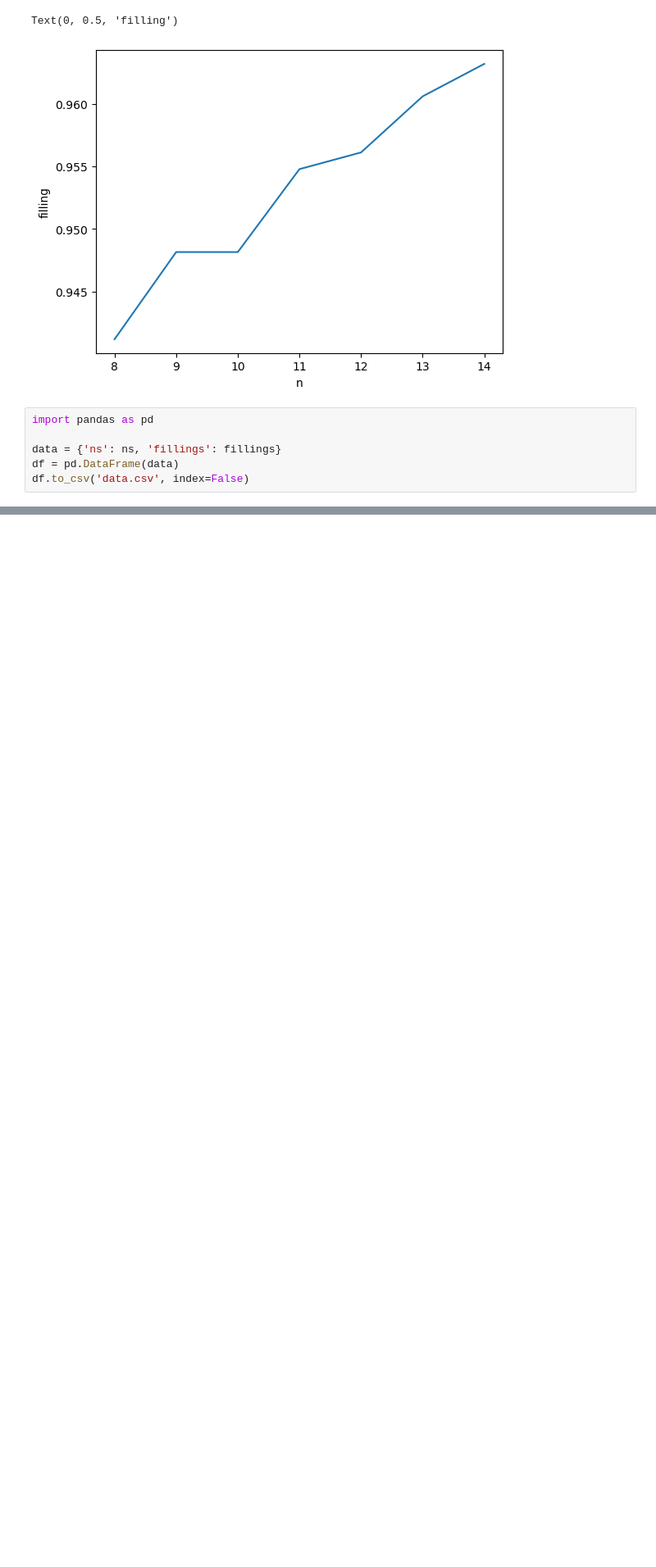
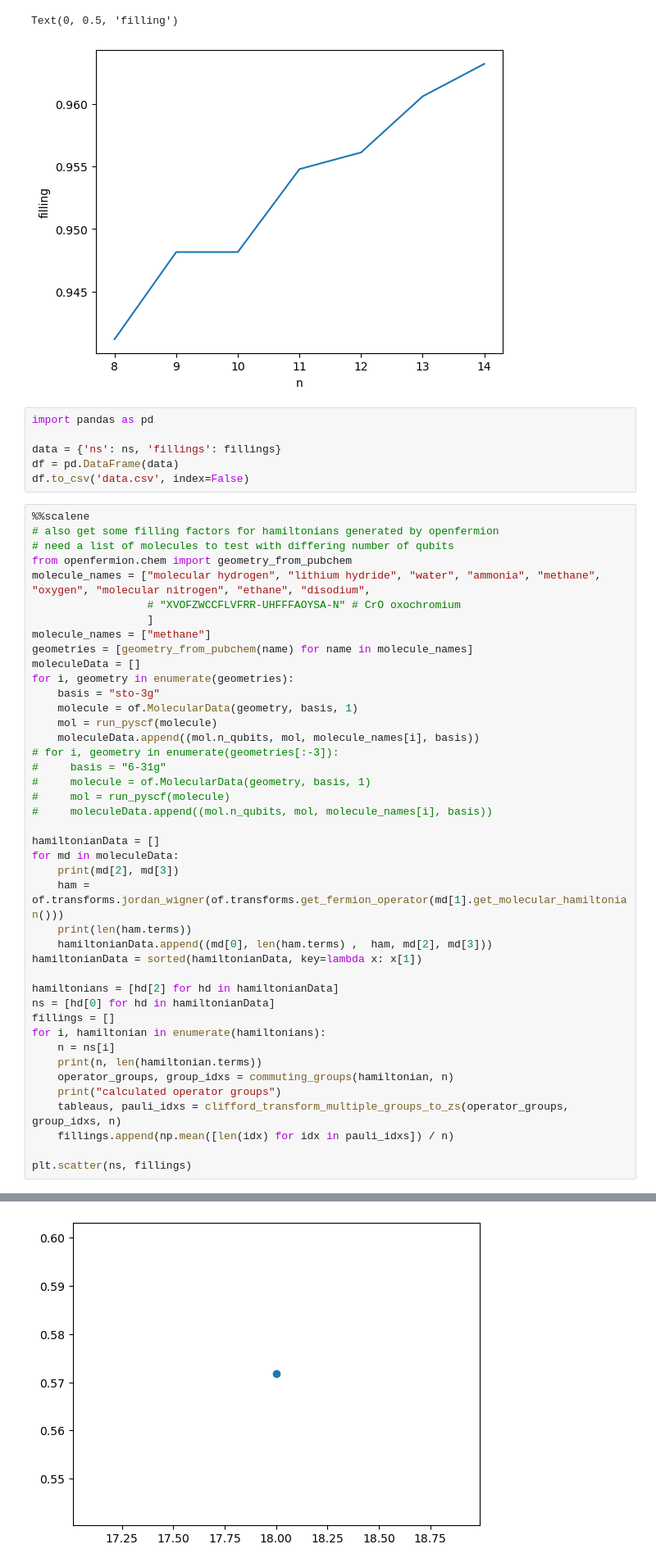
Before and after one commit to gboyd068/LCU_parallel, a Jupyter notebook: qrom_filling_factor.ipynb, the cells around one changed output, grey strips where cells are left out. Shown at 82% size. Saved outputs shown, nothing was run; the diff lists cells and outputs as text; blank space fills up the shorter version.

```diff
--- a/qrom_filling_factor.ipynb
+++ b/qrom_filling_factor.ipynb
@@ -68,3 +62,46 @@ import pandas as pd
 data = {'ns': ns, 'fillings': fillings}
 df = pd.DataFrame(data)
 df.to_csv('data.csv', index=False)
+# %%
+%%scalene
+# also get some filling factors for hamiltonians generated by openfermion
+# need a list of molecules to test with differing number of qubits
+from openfermion.chem import geometry_from_pubchem
+molecule_names = ["molecular hydrogen", "lithium hydride", "water", "ammonia", "methane", "oxygen", "molecular nitrogen", "ethane", "disodium",
+                  # "XVOFZWCCFLVFRR-UHFFFAOYSA-N" # CrO oxochromium
+                  ]
+molecule_names = ["methane"]
+geometries = [geometry_from_pubchem(name) for name in molecule_names]
+moleculeData = []
+for i, geometry in enumerate(geometries):
+    basis = "sto-3g"
+    molecule = of.MolecularData(geometry, basis, 1)
+    mol = run_pyscf(molecule)
+    moleculeData.append((mol.n_qubits, mol, molecule_names[i], basis))
+# for i, geometry in enumerate(geometries[:-3]):
+#     basis = "6-31g"
+#     molecule = of.MolecularData(geometry, basis, 1)
+#     mol = run_pyscf(molecule)
+#     moleculeData.append((mol.n_qubits, mol, molecule_names[i], basis))
+
+hamiltonianData = []
+for md in moleculeData:
+    print(md[2], md[3])
+    ham = of.transforms.jordan_wigner(of.transforms.get_fermion_operator(md[1].get_molecular_hamiltonian()))
+    print(len(ham.terms))
+    hamiltonianData.append((md[0], len(ham.terms) ,  ham, md[2], md[3]))
+hamiltonianData = sorted(hamiltonianData, key=lambda x: x[1])
+
+hamiltonians = [hd[2] for hd in hamiltonianData]
+ns = [hd[0] for hd in hamiltonianData]
+fillings = []
+for i, hamiltonian in enumerate(hamiltonians):
+    n = ns[i]
+    print(n, len(hamiltonian.terms))
+    operator_groups, group_idxs = commuting_groups(hamiltonian, n)
+    print("calculated operator groups")
+    tableaus, pauli_idxs = clifford_transform_multiple_groups_to_zs(operator_groups, group_idxs, n)
+    fillings.append(np.mean([len(idx) for idx in pauli_idxs]) / n)
+
+plt.scatter(ns, fillings)
+# %% [output]
@@ -70,0 +116 @@ df.to_csv('data.csv', index=False)
+[figure, added]
```
Also changed, not shown: parts of 3 cells of this notebook, 2 other files.
